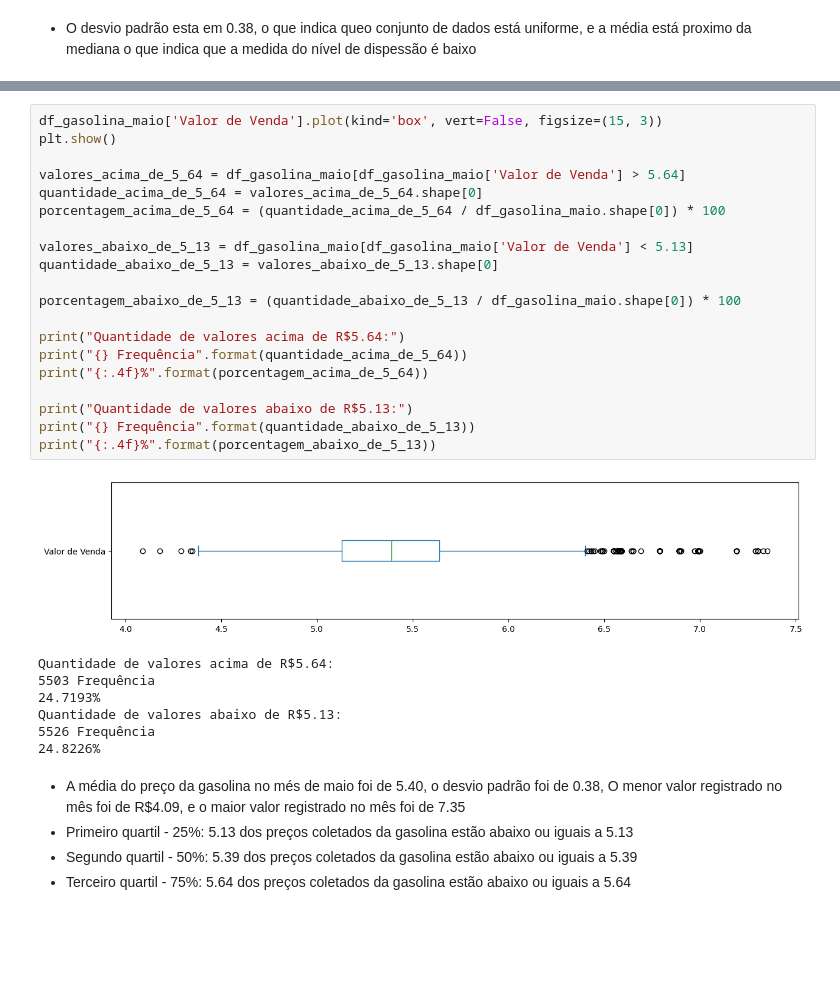
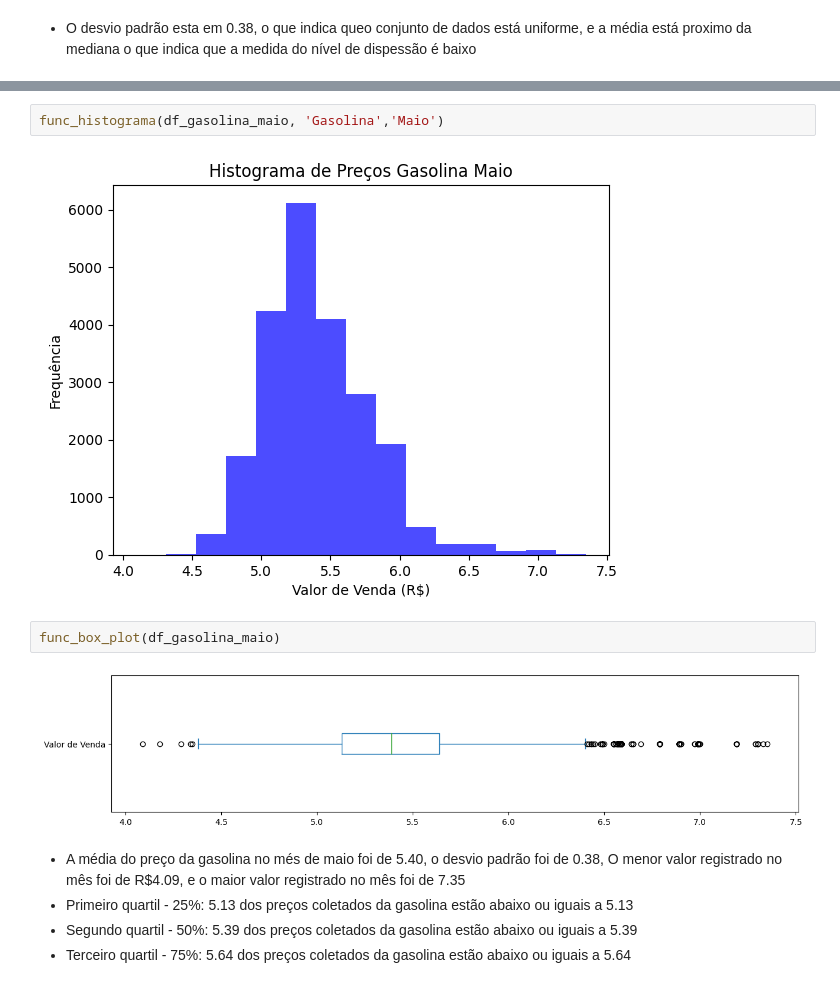
Before and after one commit to RafaelMoreiraDev/Fuel-Reports, a Jupyter notebook: analise_exploratoria.ipynb, the cells around one changed output, grey strips where cells are left out. Cells and saved outputs as stored; diff of their text form; blank space fills up the shorter version.

```diff
--- a/analise_exploratoria.ipynb
+++ b/analise_exploratoria.ipynb
@@ -586,31 +541,11 @@ plt.show()
-# %%
-df_gasolina_maio['Valor de Venda'].plot(kind='box', vert=False, figsize=(15, 3))
-plt.show()
-
-valores_acima_de_5_64 = df_gasolina_maio[df_gasolina_maio['Valor de Venda'] > 5.64]
-quantidade_acima_de_5_64 = valores_acima_de_5_64.shape[0]
-porcentagem_acima_de_5_64 = (quantidade_acima_de_5_64 / df_gasolina_maio.shape[0]) * 100
-
-valores_abaixo_de_5_13 = df_gasolina_maio[df_gasolina_maio['Valor de Venda'] < 5.13]
-quantidade_abaixo_de_5_13 = valores_abaixo_de_5_13.shape[0]
-
-porcentagem_abaixo_de_5_13 = (quantidade_abaixo_de_5_13 / df_gasolina_maio.shape[0]) * 100
-
-print("Quantidade de valores acima de R$5.64:")
-print("{} Frequência".format(quantidade_acima_de_5_64))
-print("{:.4f}%".format(porcentagem_acima_de_5_64))
-
-print("Quantidade de valores abaixo de R$5.13:")
-print("{} Frequência".format(quantidade_abaixo_de_5_13))
-print("{:.4f}%".format(porcentagem_abaixo_de_5_13))
-# %% [output]
-[figure, removed]
-Quantidade de valores acima de R$5.64:
-5503 Frequência
-24.7193%
-Quantidade de valores abaixo de R$5.13:
-5526 Frequência
-24.8226%
+# %%
+func_histograma(df_gasolina_maio, 'Gasolina','Maio')
+# %% [output]
+[figure, added]
+# %%
+func_box_plot(df_gasolina_maio)
+# %% [output]
+[figure, added]
 # %% [markdown]
 - A média do preço da gasolina no més de maio foi de 5.40, o desvio padrão foi de 0.38, O menor valor registrado no mês foi de R$4.09, e o maior valor registrado no mês foi de 7.35
 - Primeiro quartil - 25%: 5.13 dos preços coletados da gasolina estão abaixo ou iguais a 5.13
```
Also changed, not shown: parts of 77 cells of this notebook.
